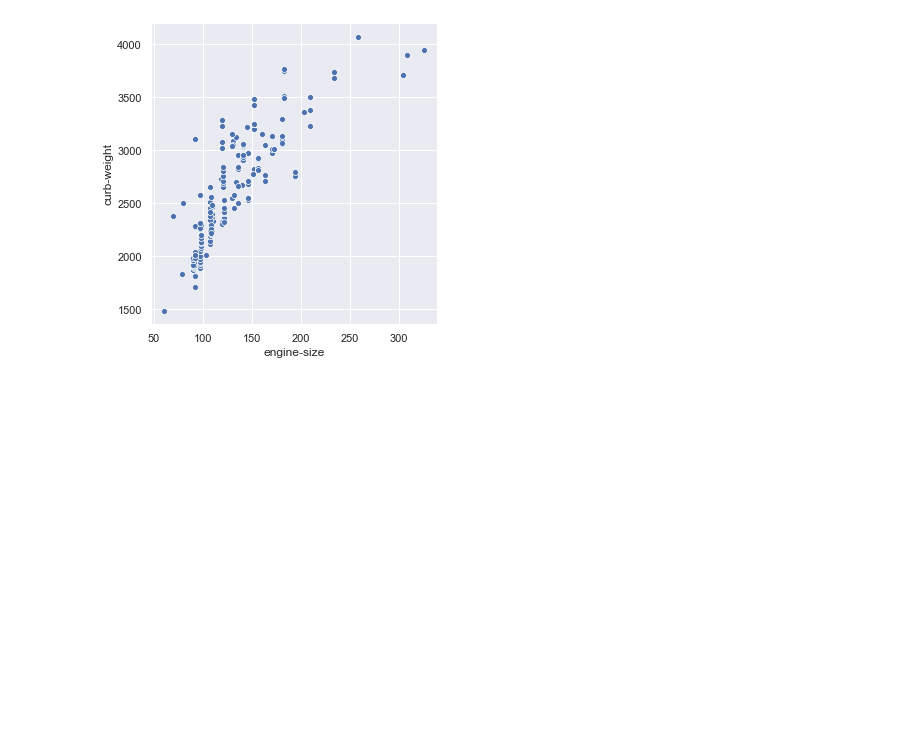
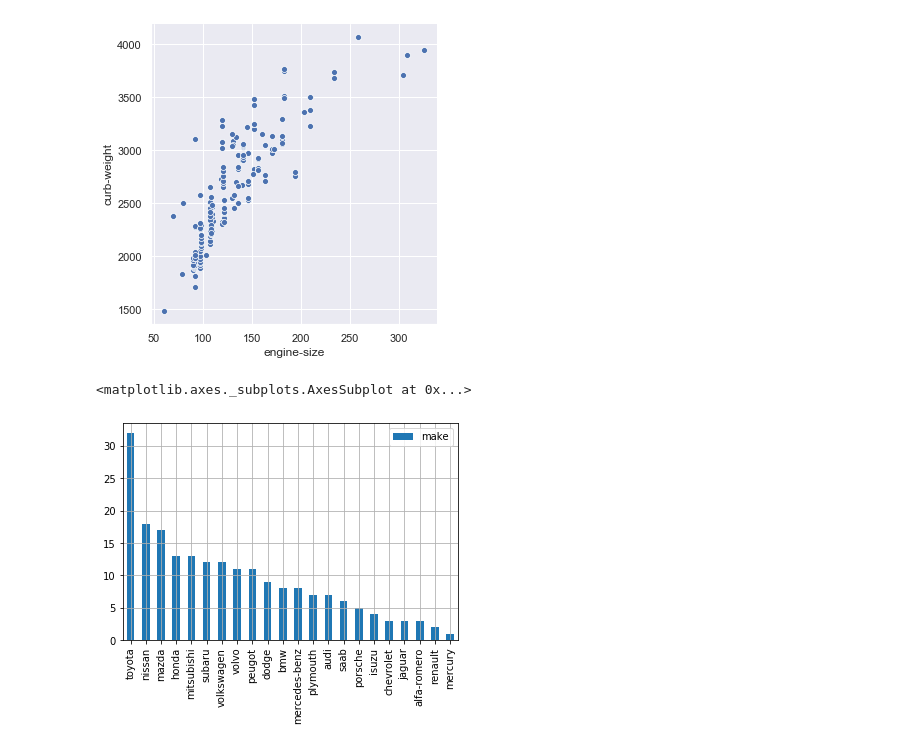
Before and after one commit to sateesh12/bin_utils, a Jupyter notebook: Automobile_EDA.ipynb, the cells around one changed output. Drawn from its saved outputs; the diff is of its cells as text; code cells hidden in the pictures; blank space fills up the shorter version.

Commit message:
Added code to plot brand vs. number of models.

```diff
--- a/Automobile_EDA.ipynb
+++ b/Automobile_EDA.ipynb
@@ -432,3 +434,21 @@ sns.relplot(x='engine-size', y='curb-weight',data = engine_size_vs_price)
 [figure]
 [figure]
 [figure]
+# %%
+#Plot OEM name and number of models belonging to the brand.
+import os
+import pandas as pd
+import matplotlib.pyplot as plt
+
+#Business logic
+df = pd.read_csv('Automotive_Cleaned_Dataset.csv')
+#df.head()
+oem_count = df['make'].value_counts()
+type(oem_count)
+
+#Graphics code for plotting.
+oem_count.columns = ['make', 'num-of-models']
+oem_count.plot(kind='bar',legend='True',grid='True')
+# %% [output]
+<matplotlib.axes._subplots.AxesSubplot at 0x...>
+[figure, added]
```
Also changed, not shown: parts of 1 cell of this notebook.
